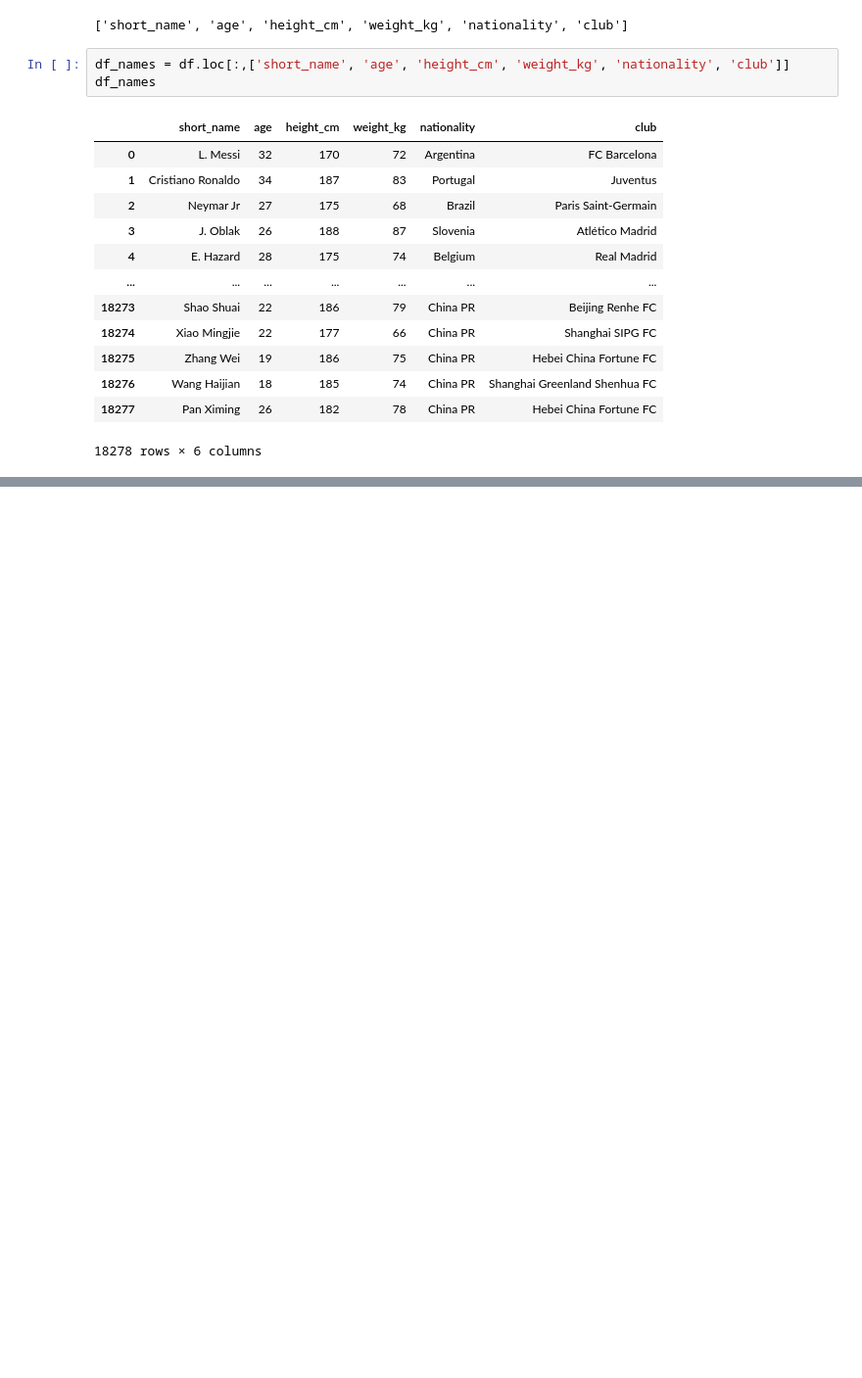
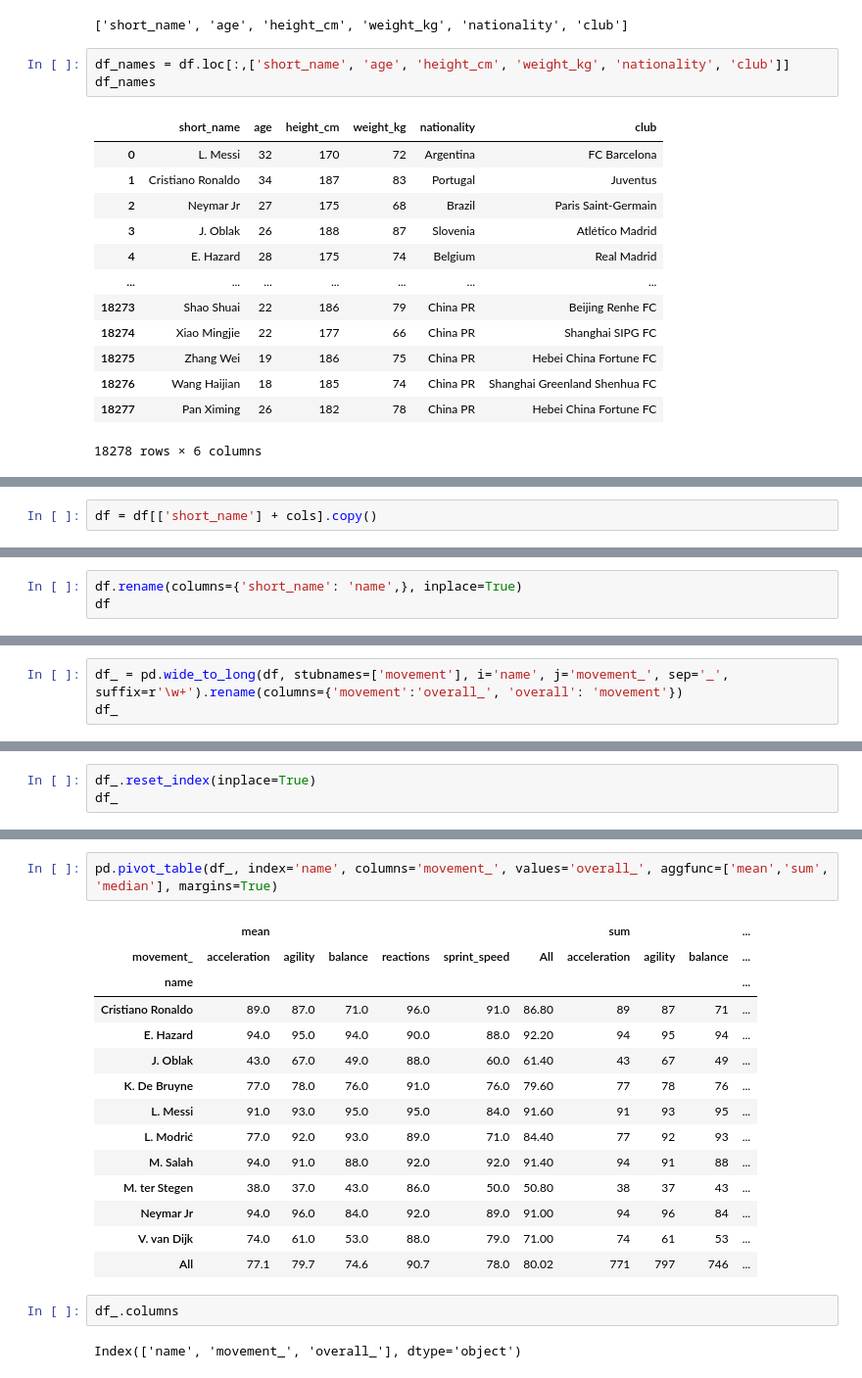
Before and after one commit to Kinetics20/Data_Science_notes, a Jupyter notebook: notebooks/pandas_merge_2.ipynb, the cells around one changed output, grey strips where cells are left out. Shown at 98% size. Drawn from its saved outputs; the diff is of its cells as text; blank space fills up the shorter version.

Commit message:
prectise melt, wild_to_long, pivot, pivot_table for pandas

```diff
--- a/notebooks/pandas_merge_2.ipynb
+++ b/notebooks/pandas_merge_2.ipynb
@@ -1047,0 +1142,2 @@ df
+# %%
+df = df[['short_name'] + cols].copy()
@@ -1047,0 +1158,3 @@ df
+# %%
+df.rename(columns={'short_name': 'name',}, inplace=True)
+df
@@ -1047,0 +1173,3 @@ df
+# %%
+df_ = pd.wide_to_long(df, stubnames=['movement'], i='name', j='movement_', sep='_', suffix=r'\w+').rename(columns={'movement':'overall_', 'overall': 'movement'})
+df_
@@ -1047,0 +1195,3 @@ df
+# %%
+df_.reset_index(inplace=True)
+df_
@@ -1047,0 +1235,21 @@ df
+# %%
+pd.pivot_table(df_, index='name', columns='movement_', values='overall_', aggfunc=['mean','sum', 'median'], margins=True)
+# %% [output]
+|  | mean |  |  |  |  |  | sum |  |  | ... |
+| movement_ | acceleration | agility | balance | reactions | sprint_speed | All | acceleration | agility | balance | ... |
+| name |  |  |  |  |  |  |  |  |  | ... |
+| Cristiano Ronaldo | 89.0 | 87.0 | 71.0 | 96.0 | 91.0 | 86.80 | 89 | 87 | 71 | ... |
+| E. Hazard | 94.0 | 95.0 | 94.0 | 90.0 | 88.0 | 92.20 | 94 | 95 | 94 | ... |
+| J. Oblak | 43.0 | 67.0 | 49.0 | 88.0 | 60.0 | 61.40 | 43 | 67 | 49 | ... |
+| K. De Bruyne | 77.0 | 78.0 | 76.0 | 91.0 | 76.0 | 79.60 | 77 | 78 | 76 | ... |
+| L. Messi | 91.0 | 93.0 | 95.0 | 95.0 | 84.0 | 91.60 | 91 | 93 | 95 | ... |
+| L. Modrić | 77.0 | 92.0 | 93.0 | 89.0 | 71.0 | 84.40 | 77 | 92 | 93 | ... |
+| M. Salah | 94.0 | 91.0 | 88.0 | 92.0 | 92.0 | 91.40 | 94 | 91 | 88 | ... |
+| M. ter Stegen | 38.0 | 37.0 | 43.0 | 86.0 | 50.0 | 50.80 | 38 | 37 | 43 | ... |
+| Neymar Jr | 94.0 | 96.0 | 84.0 | 92.0 | 89.0 | 91.00 | 94 | 96 | 84 | ... |
+| V. van Dijk | 74.0 | 61.0 | 53.0 | 88.0 | 79.0 | 71.00 | 74 | 61 | 53 | ... |
+| All | 77.1 | 79.7 | 74.6 | 90.7 | 78.0 | 80.02 | 771 | 797 | 746 | ... |
+# %%
+df_.columns
+# %% [output]
+Index(['name', 'movement_', 'overall_'], dtype='object')
```
Also changed, not shown: parts of 16 cells of this notebook.
